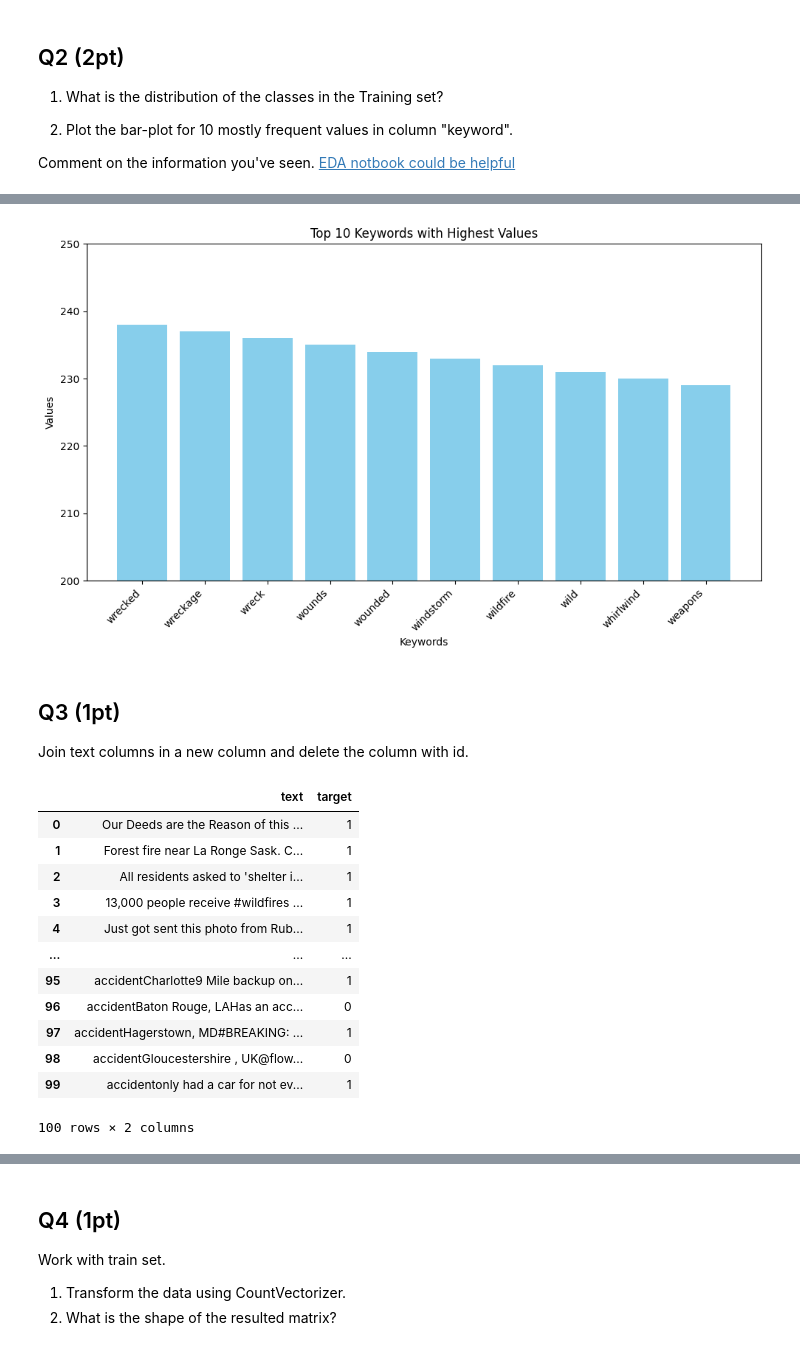
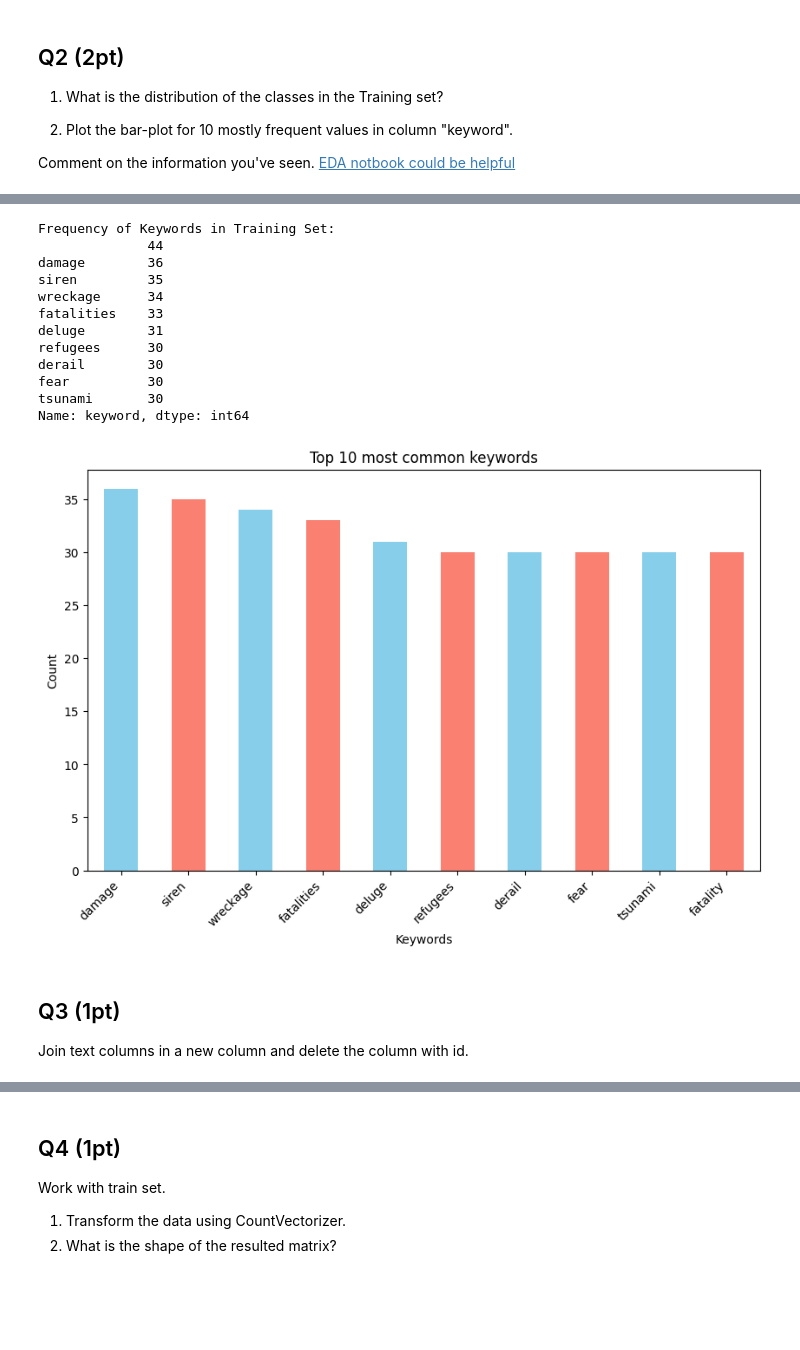
Before and after one commit to YKhalitov/College-Projects, a Jupyter notebook: RIT-Projects/Machine Learning - CSCI 335/HW4.ipynb, the cells around one changed output, grey strips where cells are left out. Cells and saved outputs as stored; diff of their text form; code cells hidden in the pictures; blank space fills up the shorter version.

```diff
--- a/RIT-Projects/Machine Learning - CSCI 335/HW4.ipynb
+++ b/RIT-Projects/Machine Learning - CSCI 335/HW4.ipynb
@@ -93,24 +103,30 @@ sorted_keyword_items = list(sorted_keyword_dictionary.items())
 # %%
-# Assuming you already have sorted_keyword_items from the previous code
-top_10_keywords = sorted_keyword_items[:10]
-
-# Extracting keywords and values for plotting
-keywords, values = zip(*top_10_keywords)
-
-# Create a bar plot
+keyword_frequency = train['keyword'].value_counts()
+print("\nFrequency of Keywords in Training Set:")
+print(keyword_frequency.head(10))
 plt.figure(figsize=(10, 6))
-plt.bar(keywords, values, color='skyblue')
+keyword_frequency.iloc[1:].head(10).plot(kind='bar', color=['skyblue', 'salmon'])
 plt.xlabel('Keywords')
-plt.ylabel('Values')
-plt.title('Top 10 Keywords with Highest Values')
+plt.ylabel('Count')
+plt.title('Top 10 most common keywords')
 plt.xticks(rotation=45, ha='right')
-plt.tight_layout()
-plt.ylim(200, 250)
 
 # Show the plot
 plt.show()
 # %% [output]
+Frequency of Keywords in Training Set:
+              44
+damage        36
+siren         35
+wreckage      34
+fatalities    33
+deluge        31
+refugees      30
+derail        30
+fear          30
+tsunami       30
+Name: keyword, dtype: int64
-[figure, old version]
+[figure, new version]
 # %% [markdown]
 ## Q3 (1pt)
 
@@ -121,16 +136,0 @@ data.drop(['id', 'keyword', 'location'], axis=1, inplace=True)
-# %%
-data.head(100)
-# %% [output]
-|  | text | target |
-| 0 | Our Deeds are the Reason of this ... | 1 |
-| 1 | Forest fire near La Ronge Sask. C... | 1 |
-| 2 | All residents asked to 'shelter i... | 1 |
-| 3 | 13,000 people receive #wildfires ... | 1 |
-| 4 | Just got sent this photo from Rub... | 1 |
-| ... | ... | ... |
-| 95 | accidentCharlotte9 Mile backup on... | 1 |
-| 96 | accidentBaton Rouge, LAHas an acc... | 0 |
-| 97 | accidentHagerstown, MD#BREAKING: ... | 1 |
-| 98 | accidentGloucestershire , UK@flow... | 0 |
-| 99 | accidentonly had a car for not ev... | 1 |
-100 rows × 2 columns
```
Also changed, not shown: parts of 12 cells of this notebook.
